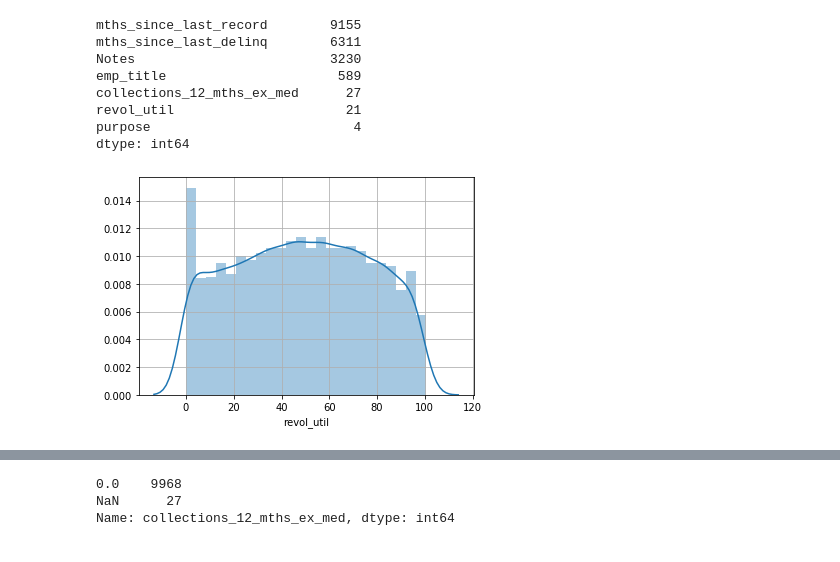
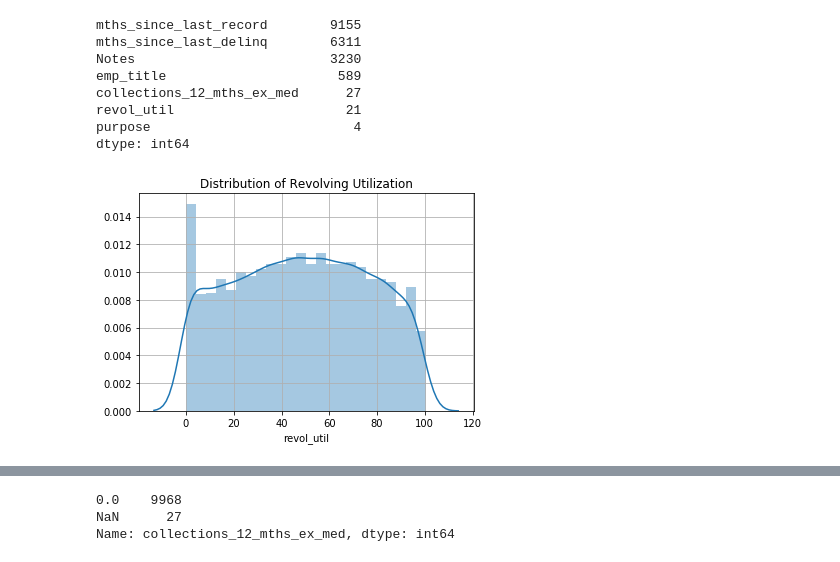
Before and after one commit to bethanymbaker/arch, a Jupyter notebook: notebooks/MavenWave.ipynb, the cells around one changed output, grey strips where cells are left out. Drawn from its saved outputs; the diff is of its cells as text; code cells hidden in the pictures.

```diff
--- a/notebooks/MavenWave.ipynb
+++ b/notebooks/MavenWave.ipynb
@@ -63,8 +65,8 @@ revol_util                      21
 purpose                          4
 dtype: int64
 # %%
-# Impute this for missing data
 sns.distplot(df.revol_util.dropna());
-plt.grid()
+plt.title('Distribution of Revolving Utilization')
+plt.grid();
 # %% [output]
-[figure, old version]
+[figure, new version]
```
Also changed, not shown: parts of 18 cells of this notebook.
